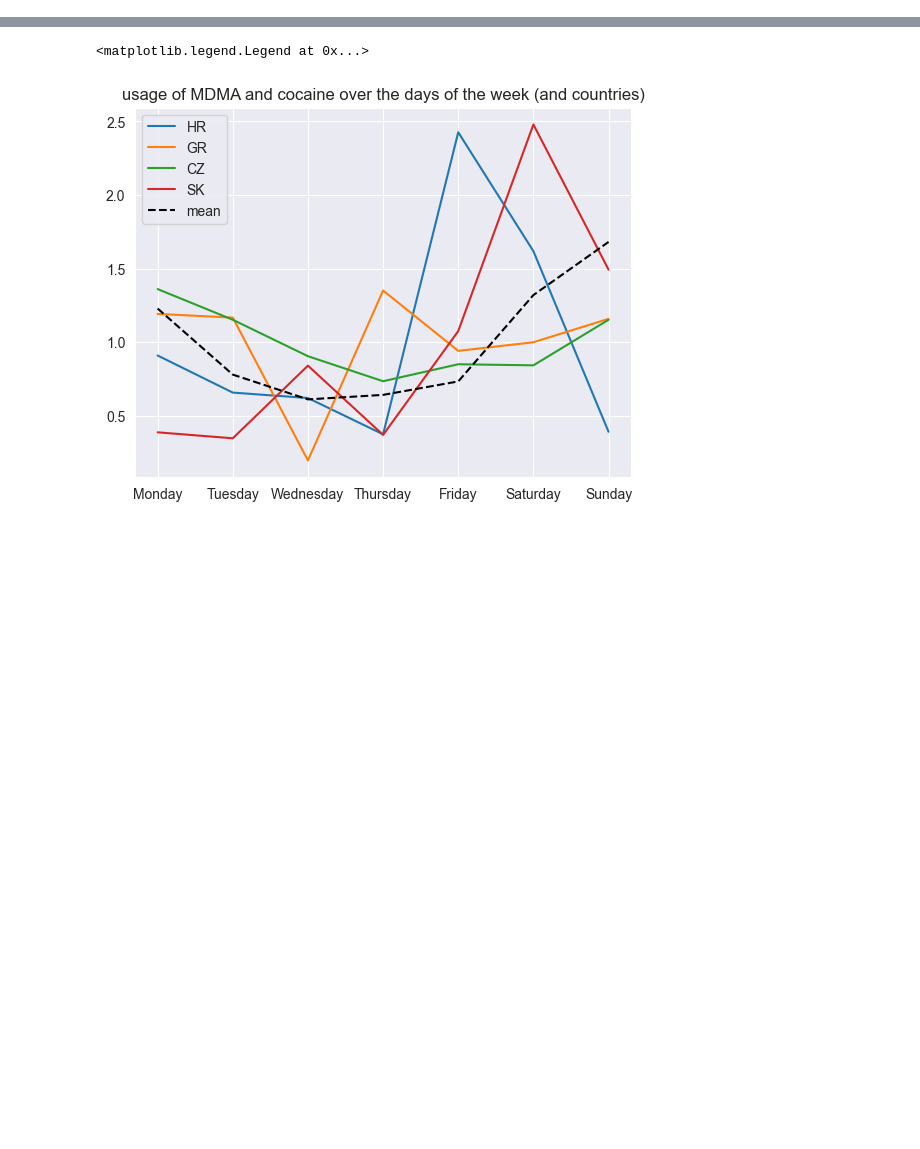
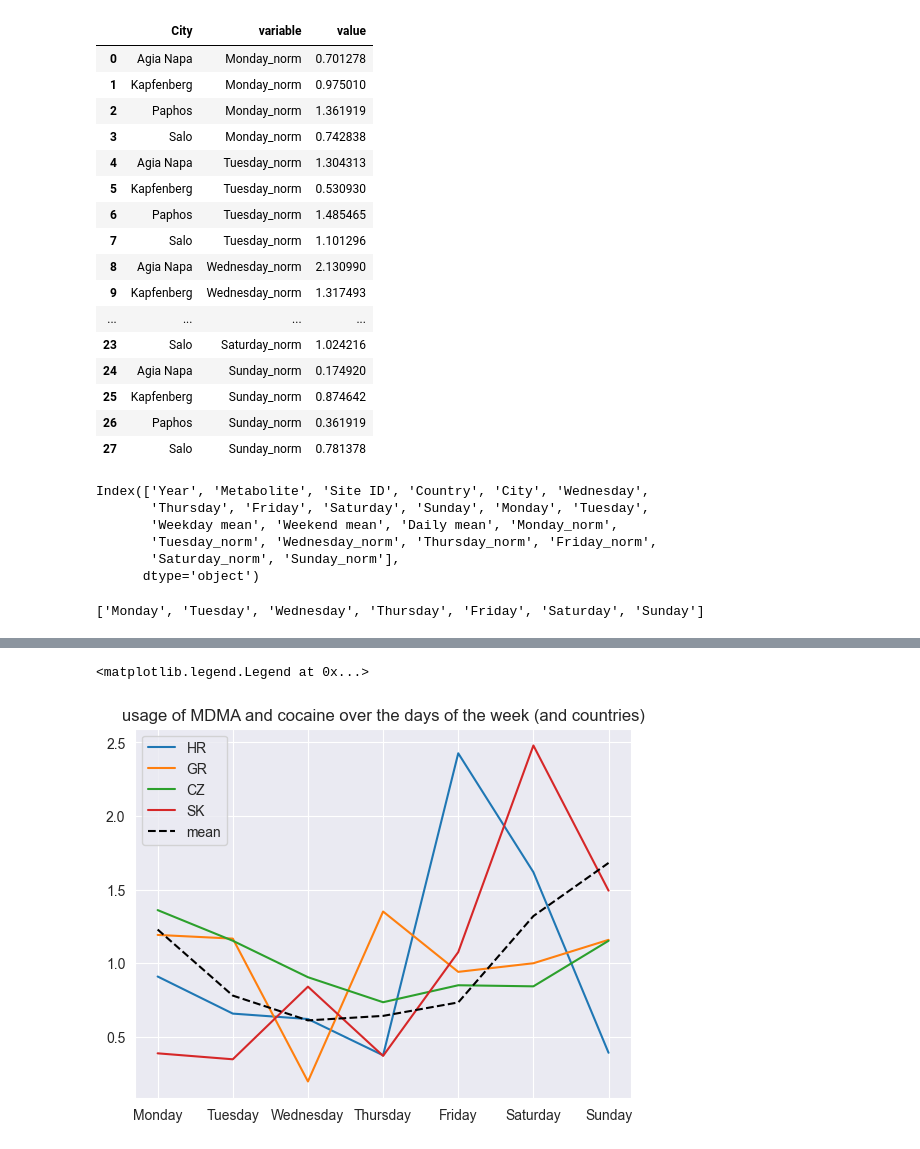
Before and after one commit to j-janiszewski/communicating_with_data, a Jupyter notebook: exploring_drugs.ipynb, the cells around one changed output, grey strips where cells are left out. Drawn from its saved outputs; the diff is of its cells as text; code cells hidden in the pictures; blank space fills up the shorter version.

```diff
--- a/exploring_drugs.ipynb
+++ b/exploring_drugs.ipynb
@@ -96,0 +87,54 @@ country_mdma_norm
+# %%
+# compute correlation between countries and the mean
+corr = country_mdma_norm.corrwith(country_mdma_norm.loc["mean"], axis=1)
+corr = corr.sort_values(ascending=True)
+mdma = df[(df["Metabolite"] == "amphetamine") & (df["Year"] == 2022)]
+# group by city and compute the mean of the normalized values for each day
+mdma = mdma.groupby("City")[days_norm].sum() / mdma.groupby("City")[days_norm].count()
+mdma.loc["mean"] = mdma.mean()
+corr_city = mdma.corrwith(mdma.loc["mean"], axis=1)
+corr_city = corr_city.sort_values(ascending=True)
+
+mdma.reset_index(inplace=True)
+
+top4=mdma[mdma["City"].isin(corr_city.index[:4])]
+top4=top4.melt(id_vars="City", value_vars=["Monday_norm","Tuesday_norm", "Wednesday_norm","Thursday_norm","Friday_norm","Saturday_norm","Sunday_norm"])
+
+import plotly.express as px
+
+top4
+fig = px.line(top4, x="variable", y="value", color='City')
+fig.show()
+# %%
+top4
+# %% [output]
+|  | City | variable | value |
+| 0 | Agia Napa | Monday_norm | 0.701278 |
+| 1 | Kapfenberg | Monday_norm | 0.975010 |
+| 2 | Paphos | Monday_norm | 1.361919 |
+| 3 | Salo | Monday_norm | 0.742838 |
+| 4 | Agia Napa | Tuesday_norm | 1.304313 |
+| 5 | Kapfenberg | Tuesday_norm | 0.530930 |
+| 6 | Paphos | Tuesday_norm | 1.485465 |
+| 7 | Salo | Tuesday_norm | 1.101296 |
+| 8 | Agia Napa | Wednesday_norm | 2.130990 |
+| 9 | Kapfenberg | Wednesday_norm | 1.317493 |
+| ... | ... | ... | ... |
+| 23 | Salo | Saturday_norm | 1.024216 |
+| 24 | Agia Napa | Sunday_norm | 0.174920 |
+| 25 | Kapfenberg | Sunday_norm | 0.874642 |
+| 26 | Paphos | Sunday_norm | 0.361919 |
+| 27 | Salo | Sunday_norm | 0.781378 |
+# %%
+mdma.columns
+# %% [output]
+Index(['Year', 'Metabolite', 'Site ID', 'Country', 'City', 'Wednesday',
+       'Thursday', 'Friday', 'Saturday', 'Sunday', 'Monday', 'Tuesday',
+       'Weekday mean', 'Weekend mean', 'Daily mean', 'Monday_norm',
+       'Tuesday_norm', 'Wednesday_norm', 'Thursday_norm', 'Friday_norm',
+       'Saturday_norm', 'Sunday_norm'],
+      dtype='object')
+# %%
+days
+# %% [output]
+['Monday', 'Tuesday', 'Wednesday', 'Thursday', 'Friday', 'Saturday', 'Sunday']
```
Also changed, not shown: parts of 8 cells of this notebook.
